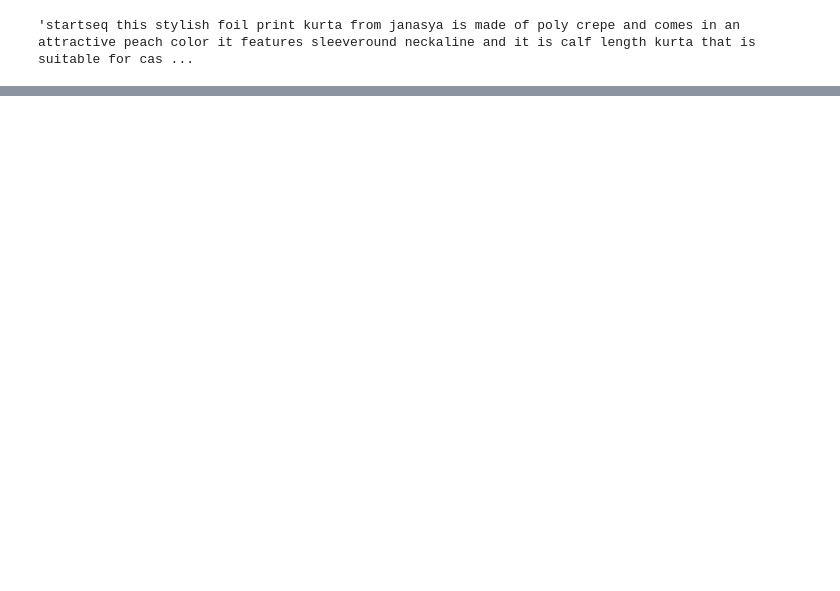
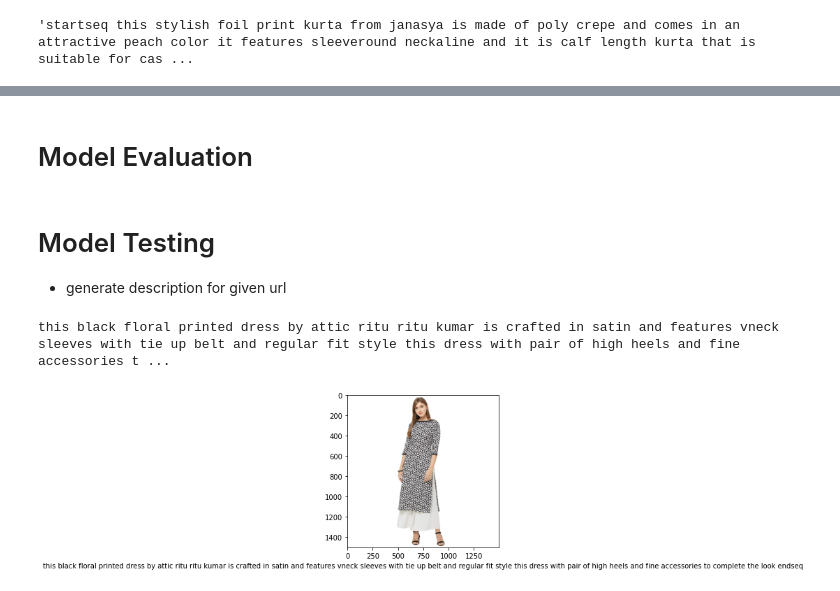
Before and after one commit to vishalnadagiri/AutoCaption, a Jupyter notebook: AutoCaptionCNN_LSTM.ipynb, the cells around one changed output, grey strips where cells are left out. Drawn from its saved outputs; the diff is of its cells as text; code cells hidden in the pictures; blank space fills up the shorter version.

Commit message:
trained model and tested with url of image

```diff
--- a/AutoCaptionCNN_LSTM.ipynb
+++ b/AutoCaptionCNN_LSTM.ipynb
@@ -278,5 +387,3 @@ def define_model(vocab_size, max_length):
 	print(model.summary())
 	plot_model(model, to_file='model.png', show_shapes=True)
 	return model
-# %%
-X1train, X2train, ytrain = create_sequences(tokenizer, max_length, train_desc, train_fea, vocab_size)
@@ -287,2 +389,0 @@ X1train.shape
-# %%
-X1test, X2test, ytest = create_sequences(tokenizer, max_length, test_desc, test_fea, vocab_size)
@@ -310,3 +391,5 @@ None
 #monitor the minimum loss on the validation dataset and save the model to a file
 filepath = 'model-ep{epoch:03d}-loss{loss:.3f}-val_loss{val_loss:.3f}.h5'
 checkpoint = ModelCheckpoint(filepath, monitor='val_loss', verbose=1, save_best_only=True, mode='min')
+# %%
+model = define_model(vocab_size, max_len)
@@ -317,0 +437,5 @@ ValueError: ignored
+# %% [markdown]
+# Model Evaluation
+# %% [markdown]
+# Model Testing
+- generate description for given url
@@ -317,0 +454,67 @@ ValueError: ignored
+# %%
+dwn_img = os.getcwd()+'/downloaded_image'+'/image_name.jpg'
+# %%
+from keras.models import load_model
+from numpy import argmax
+import cv2
+import matplotlib.pyplot as plt
+import re
+pattern = re.compile(r"\b(" + "|".join(['startseq','endseq']) + ")\\W", re.I)
+
+def extract_features(filename):
+	model = VGG16()
+	model = Model(inputs=model.inputs, outputs=model.layers[-2].output)
+	image = load_img(filename, target_size=(224, 224))
+	image = img_to_array(image)
+	image = image.reshape((1, image.shape[0], image.shape[1], image.shape[2]))
+	image = preprocess_input(image)
+	feature = model.predict(image, verbose=0).reshape(1,4096)
+	return feature
+
+# map an integer to a word
+def word_for_id(integer, tokenizer):
+	for word, index in tokenizer.word_index.items():
+		if index == integer:
+			return word
+	return None
+
+# generate a description for an image
+def generate_desc(model, tokenizer, photo, max_length):
+	# seed the generation process
+	in_text = 'startseq'
+	# iterate over the whole length of the sequence
+	for i in range(max_length):
+		# integer encode input sequence
+		sequence = tokenizer.texts_to_sequences([in_text])[0]
+		# pad input
+		sequence = pad_sequences([sequence], maxlen=max_length)
+		# predict next word
+		yhat = model.predict([photo,sequence], verbose=0)
+		# convert probability to integer
+		yhat = argmax(yhat)
+		# map integer to word
+		word = word_for_id(yhat, tokenizer)
+		# stop if we cannot map the word
+		if word is None:
+			break
+		# append as input for generating the next word
+		in_text += ' ' + word
+		# stop if we predict the end of the sequence
+		if word == 'endseq':
+			break
+	return in_text
+
+ #with model val_loss 3.601
+max_length = 34
+model = load_model('model-ep006-loss2.655-val_loss3.601.h5')#
+photo = extract_features(dwn_img)
+description = generate_desc(model, tokenizer_train, photo, max_len)
+desc = pattern.sub("", description)
+imag = cv2.imread(dwn_img)
+imag = cv2.cvtColor(imag, cv2.COLOR_BGR2RGB)
+plt.imshow(imag)
+plt.xlabel(desc)
+print(desc)
+# %% [output]
+this black floral printed dress by attic ritu ritu kumar is crafted in satin and features vneck sleeves with tie up belt and regular fit style this dress with pair of high heels and fine accessories t ...
+[figure, added]
```
Also changed, not shown: parts of 33 cells of this notebook.
